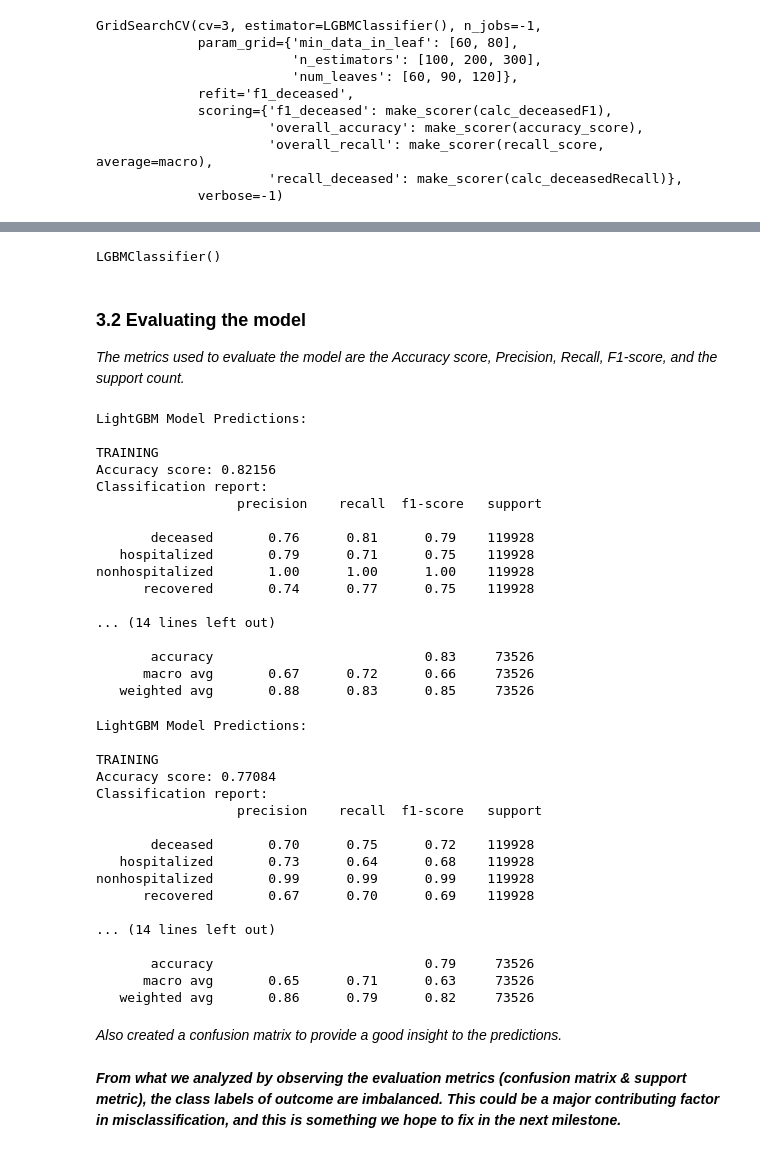
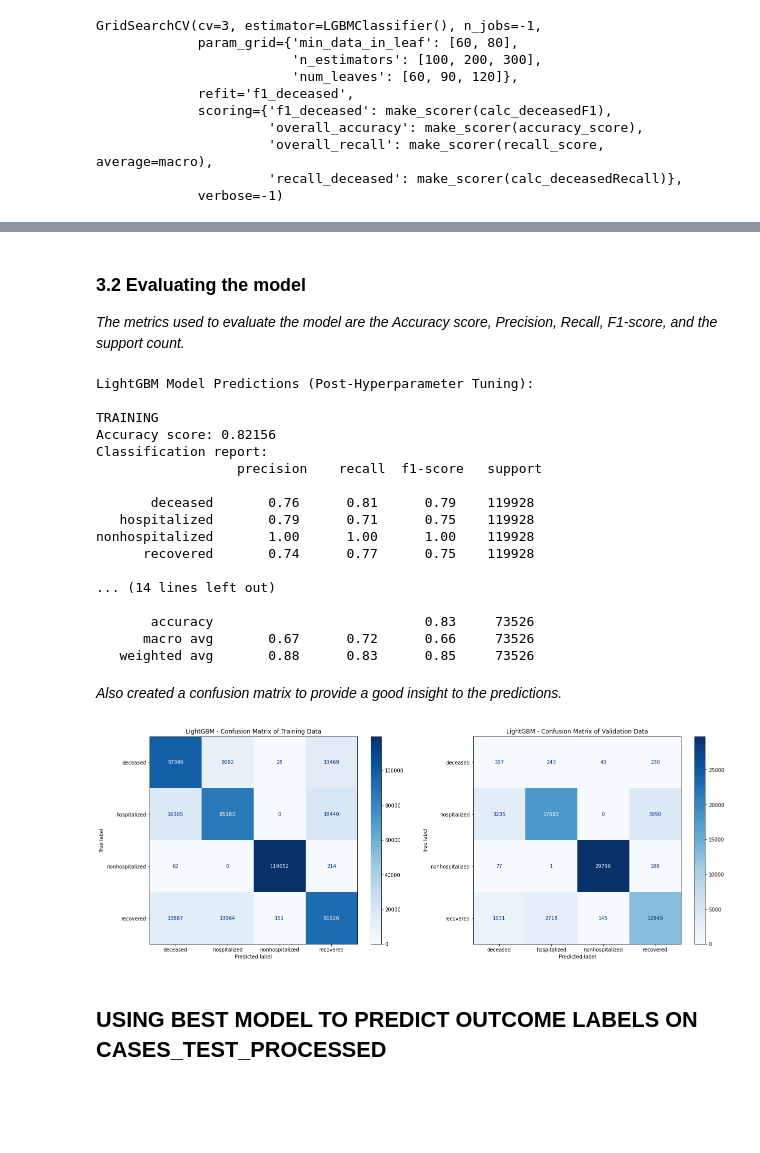
Before and after one commit to a-sani/COVID-19, a Jupyter notebook: milestone3/src/main.ipynb, the cells around one changed output, grey strips where cells are left out. Saved outputs shown, nothing was run; the diff lists cells and outputs as text; code cells hidden in the pictures; blank space fills up the shorter version.

Commit message:
milestone3 almost done

```diff
--- a/milestone3/src/main.ipynb
+++ b/milestone3/src/main.ipynb
@@ -130,0 +201,4 @@ def calc_deceasedF1(truth, prediction):
+# %%
+rf_model = RandomForestClassifier()
+rf_grid_search = GridSearchCV(rf_model, param_grid = rf_param_grid, scoring = scoring_metrics, cv = 3, refit = 'f1_deceased', n_jobs = -1)
+rf_grid_search.fit(training_data, training_truth)
@@ -130,0 +232,5 @@ def calc_deceasedF1(truth, prediction):
+# %%
+# Fit the model on the training dataset
+best_rf = RandomForestClassifier(max_depth=29, n_estimators=200, max_features=10)
+#fit_params={'feature_name': 'auto', 'categorical_feature': 'auto'}
+best_rf.fit(training_data, training_truth)
@@ -193,6 +327,6 @@ lgbm_results.to_csv('../results/smote_lgbm.csv', index=False)
 # %%
 # Fit the model on the training dataset
-lgbm_model = lgb.LGBMClassifier(num_leaves = 120, n_estimators=300,min_data_in_leaf=60)
+best_lgbm = lgb.LGBMClassifier(num_leaves = 120, n_estimators=300,min_data_in_leaf=60)
 #fit_params={'feature_name': 'auto', 'categorical_feature': 'auto'}
-lgbm_model.fit(training_data, training_truth)
+best_lgbm.fit(training_data, training_truth)
 # %% [output]
@@ -200,8 +335,2 @@ LGBMClassifier(min_data_in_leaf=60, n_estimators=300, num_leaves=120)
-# %%
-# Fit the model on the training dataset
-lgbm_model = lgb.LGBMClassifier()
-lgbm_model.fit(training_data, training_truth)
-# %% [output]
-LGBMClassifier()
 # %%
 # predict on the training data
@@ -230,14 +346,14 @@ training_accuracy = metrics.accuracy_score(training_prediction, training_truth)
 scores_training = metrics.classification_report(training_truth,training_prediction)
 validation_accuracy = metrics.accuracy_score(validation_prediction, validation_truth)
 scores_validation = metrics.classification_report(validation_truth,validation_prediction)
-print("LightGBM Model Predictions:\n")
+print("LightGBM Model Predictions (Post-Hyperparameter Tuning):\n")
 print('TRAINING\nAccuracy score: {0:0.5f}'.format(training_accuracy))
 print('Classification report: \n',scores_training)
 print('\nVALIDATION\nAccuracy score: {0:0.5f}'.format(validation_accuracy))
 print('Classification report: \n',scores_validation)
 # lgb.LGBMClassifier(num_leaves = 120, n_estimators=300,min_data_in_leaf=60)
 # %% [output]
-LightGBM Model Predictions:
+LightGBM Model Predictions (Post-Hyperparameter Tuning):
 
 TRAINING
 Accuracy score: 0.82156
@@ -254,48 +370,21 @@ nonhospitalized       1.00      1.00      1.00    119928
        accuracy                           0.83     73526
       macro avg       0.67      0.72      0.66     73526
    weighted avg       0.88      0.83      0.85     73526
-# %%
-training_accuracy = metrics.accuracy_score(training_prediction, training_truth)
-scores_training = metrics.classification_report(training_truth,training_prediction)
-validation_accuracy = metrics.accuracy_score(validation_prediction, validation_truth)
-scores_validation = metrics.classification_report(validation_truth,validation_prediction)
-print("LightGBM Model Predictions:\n")
-print('TRAINING\nAccuracy score: {0:0.5f}'.format(training_accuracy))
-print('Classification report: \n',scores_training)
-print('\nVALIDATION\nAccuracy score: {0:0.5f}'.format(validation_accuracy))
-print('Classification report: \n',scores_validation)
-# lgb.LGBMClassifier()
-# %% [output]
-LightGBM Model Predictions:
-
-TRAINING
-Accuracy score: 0.77084
-Classification report:
-                  precision    recall  f1-score   support
-
-       deceased       0.70      0.75      0.72    119928
-   hospitalized       0.73      0.64      0.68    119928
-nonhospitalized       0.99      0.99      0.99    119928
-      recovered       0.67      0.70      0.69    119928
-
-... (14 lines left out)
-
-       accuracy                           0.79     73526
-      macro avg       0.65      0.71      0.63     73526
-   weighted avg       0.86      0.79      0.82     73526
 # %% [markdown]
 *Also created a confusion matrix to provide a good insight to the predictions.*
 # %%
 fig, ax = plt.subplots(figsize = (20, 15), nrows = 1, ncols = 2)
-metrics.plot_confusion_matrix(lgbm_model, training_data, training_truth, cmap = plt.cm.Blues, ax = ax[0], values_format = '.6g')
+metrics.plot_confusion_matrix(best_lgbm, training_data, training_truth, cmap = plt.cm.Blues, ax = ax[0], values_format = '.6g')
 ax[0].set_title('LightGBM - Confusion Matrix of Training Data')
-metrics.plot_confusion_matrix(lgbm_model, validation_data, validation_truth, cmap = plt.cm.Blues, ax = ax[1], values_format = '.6g')
+metrics.plot_confusion_matrix(best_lgbm, validation_data, validation_truth, cmap = plt.cm.Blues, ax = ax[1], values_format = '.6g')
 ax[1].set_title('LightGBM - Confusion Matrix of Validation Data')
 
 # figure settings
 fig.tight_layout()
 fig.subplots_adjust(top=0.4)
 fig.subplots_adjust(right=0.9)
 #fig.savefig('../plots/lgbm_cm.png', bbox_inches='tight', pad_inches=0.3)
+# %% [output]
+[figure, added]
-# %% [markdown]
-***From what we analyzed by observing the evaluation metrics (confusion matrix & support metric), the class labels of outcome are imbalanced. This could be a major contributing factor in misclassification, and this is something we hope to fix in the next milestone.***
+# %% [markdown]
+## USING BEST MODEL TO PREDICT OUTCOME LABELS ON CASES_TEST_PROCESSED
```
Also changed, not shown: parts of 41 cells of this notebook, 4 other files.
